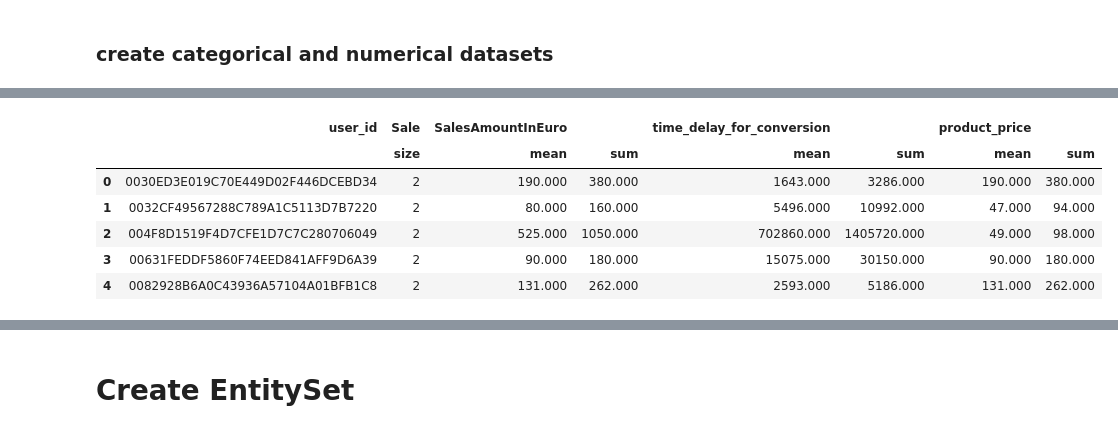
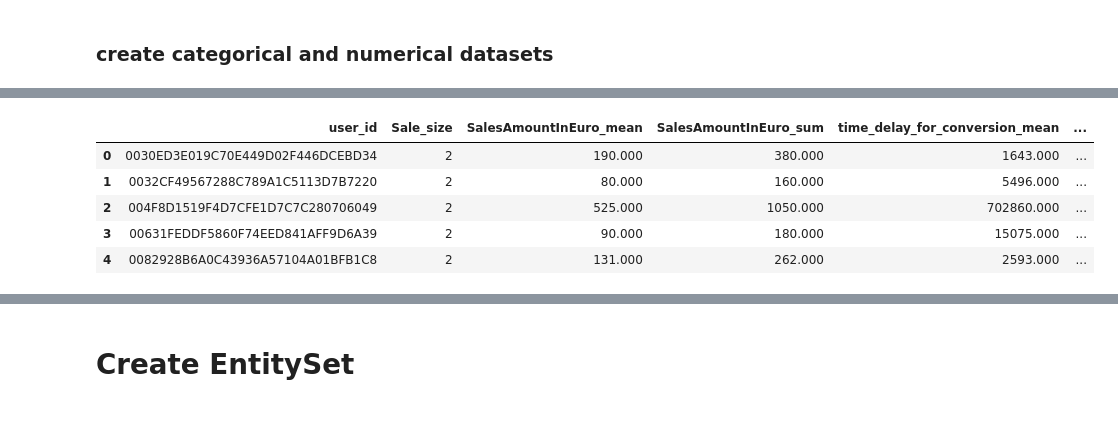
Before and after one commit to anras5/Criteo-Search-Data, a Jupyter notebook: dfs_criteo.ipynb, the cells around one changed output, grey strips where cells are left out. Saved outputs shown, nothing was run; the diff lists cells and outputs as text; code cells hidden in the pictures.

```diff
--- a/dfs_criteo.ipynb
+++ b/dfs_criteo.ipynb
@@ -91,17 +91,18 @@ df_days.head()
 # %%
 df_users = df_raw.groupby('user_id').agg({'Sale': 'size',
                                          'SalesAmountInEuro': ['mean', 'sum'],
                                          'time_delay_for_conversion': ['mean', 'sum'],
                                          'product_price': ['mean', 'sum']})
 
+
+df_users.columns = ['_'.join(temp).strip('_') for temp in df_users.columns.to_flat_index()]
 df_users.reset_index(inplace=True)
 df_users.head()
 # %% [output]
-|  | user_id | Sale | SalesAmountInEuro |  | time_delay_for_conversion |  | product_price |  |
-|  |  | size | mean | sum | mean | sum | mean | sum |
-| 0 | 0030ED3E019C70E449D02F446DCEBD34 | 2 | 190.000 | 380.000 | 1643.000 | 3286.000 | 190.000 | 380.000 |
-| 1 | 0032CF49567288C789A1C5113D7B7220 | 2 | 80.000 | 160.000 | 5496.000 | 10992.000 | 47.000 | 94.000 |
-| 2 | 004F8D1519F4D7CFE1D7C7C280706049 | 2 | 525.000 | 1050.000 | 702860.000 | 1405720.000 | 49.000 | 98.000 |
-| 3 | 00631FEDDF5860F74EED841AFF9D6A39 | 2 | 90.000 | 180.000 | 15075.000 | 30150.000 | 90.000 | 180.000 |
-| 4 | 0082928B6A0C43936A57104A01BFB1C8 | 2 | 131.000 | 262.000 | 2593.000 | 5186.000 | 131.000 | 262.000 |
+|  | user_id | Sale_size | SalesAmountInEuro_mean | SalesAmountInEuro_sum | time_delay_for_conversion_mean | ... |
+| 0 | 0030ED3E019C70E449D02F446DCEBD34 | 2 | 190.000 | 380.000 | 1643.000 | ... |
+| 1 | 0032CF49567288C789A1C5113D7B7220 | 2 | 80.000 | 160.000 | 5496.000 | ... |
+| 2 | 004F8D1519F4D7CFE1D7C7C280706049 | 2 | 525.000 | 1050.000 | 702860.000 | ... |
+| 3 | 00631FEDDF5860F74EED841AFF9D6A39 | 2 | 90.000 | 180.000 | 15075.000 | ... |
+| 4 | 0082928B6A0C43936A57104A01BFB1C8 | 2 | 131.000 | 262.000 | 2593.000 | ... |
 # %%
```
Also changed, not shown: parts of 6 cells of this notebook.
